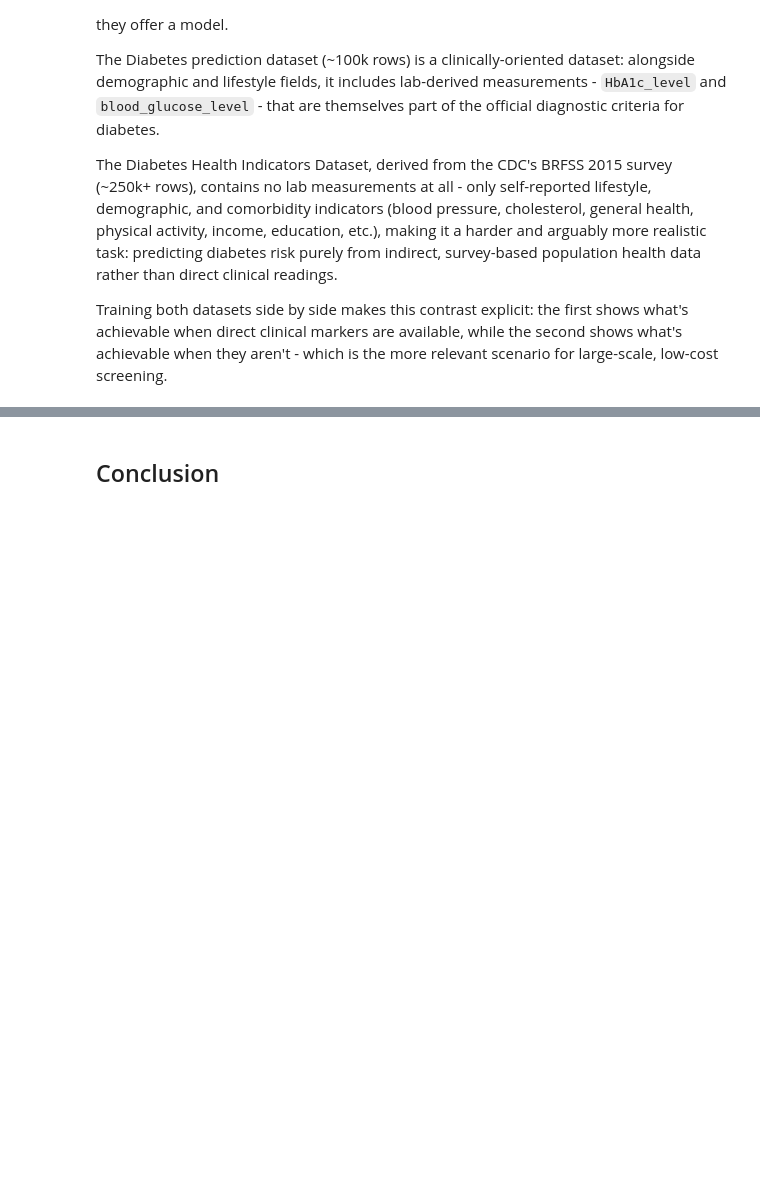
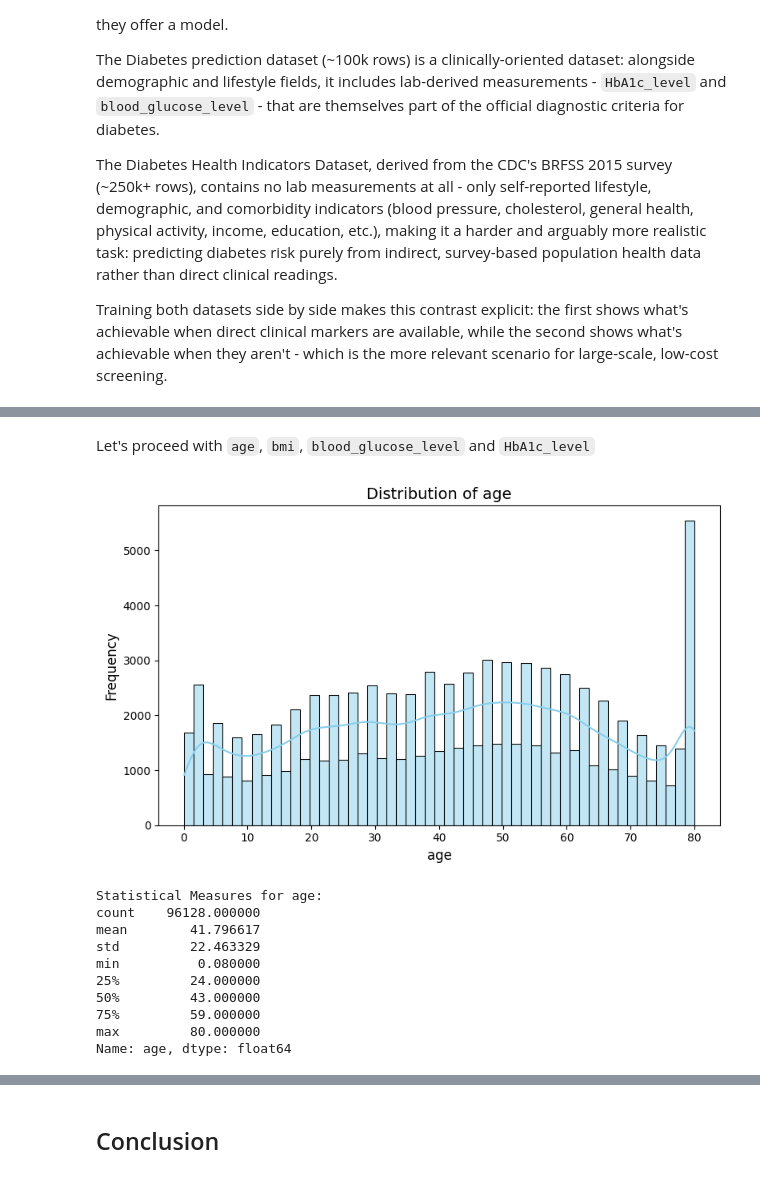
Before and after one commit to VladoDev03/diabetes-prediction, a Jupyter notebook: final_project.ipynb, the cells around one changed output, grey strips where cells are left out. Drawn from its saved outputs; the diff is of its cells as text; code cells hidden in the pictures; blank space fills up the shorter version.

```diff
--- a/final_project.ipynb
+++ b/final_project.ipynb
@@ -160,0 +923,16 @@ Binary label (0 = No diabetes, 1 = Prediabetes, 2 = Diabetes), with a substantia
+# %% [markdown]
+Let's proceed with `age`, `bmi`, `blood_glucose_level` and `HbA1c_level`
+# %%
+plot_numeric_distribution(diabetes_data, "age")
+# %% [output]
+[figure, added]
+Statistical Measures for age:
+count    96128.000000
+mean        41.796617
+std         22.463329
+min          0.080000
+25%         24.000000
+50%         43.000000
+75%         59.000000
+max         80.000000
+Name: age, dtype: float64
```
Also changed, not shown: parts of 344 cells of this notebook, 1 other file.
